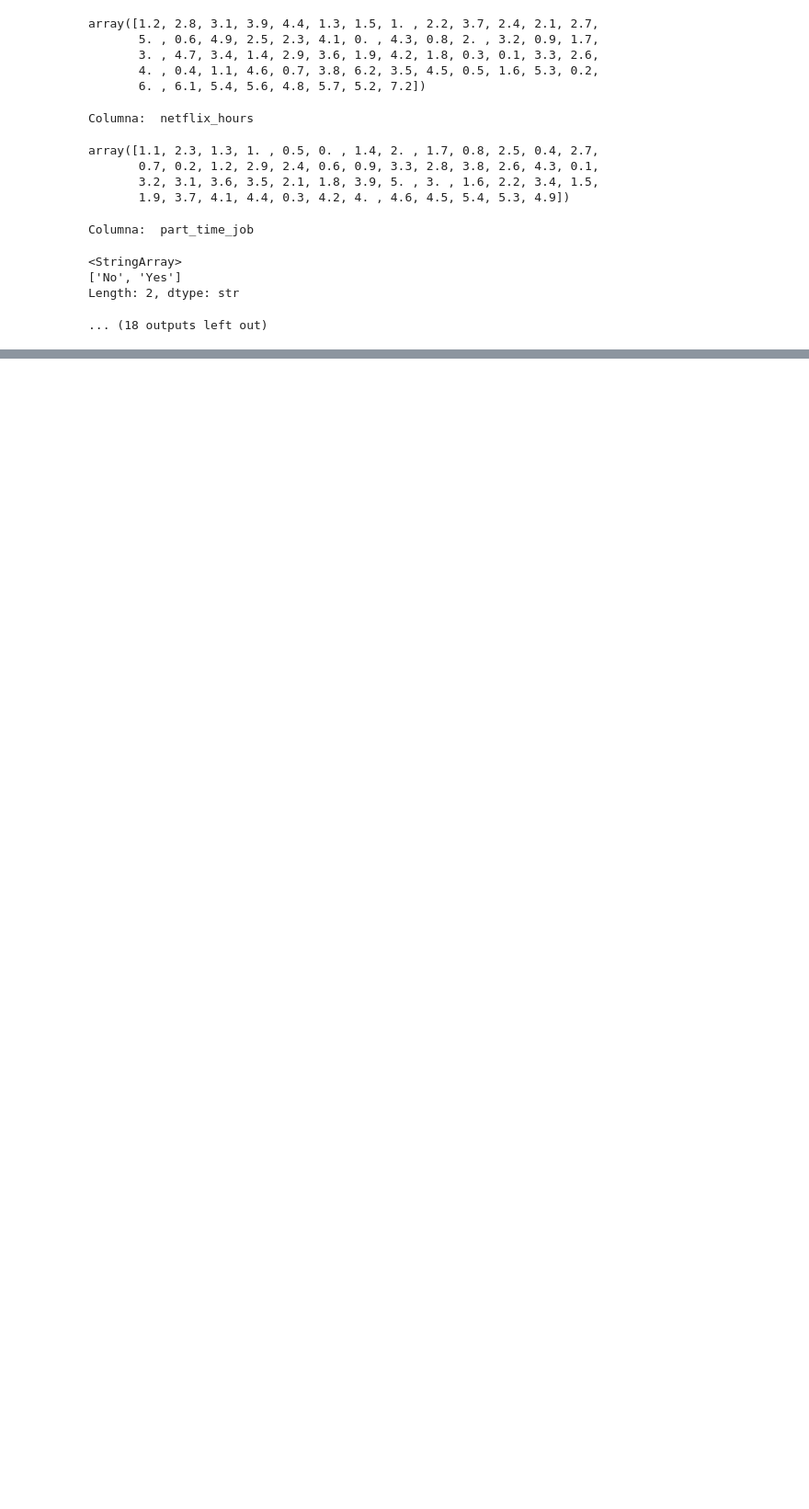
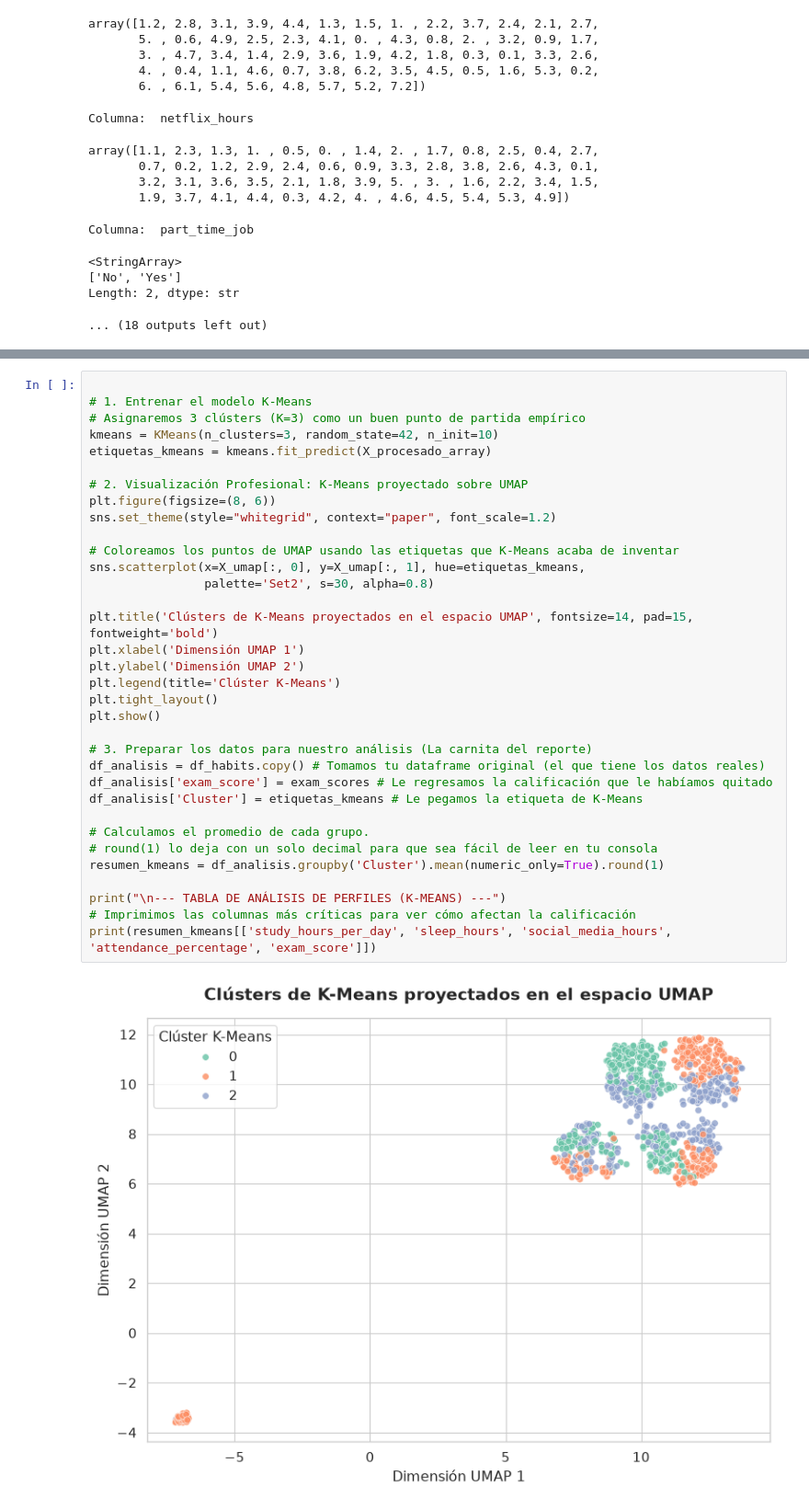
Before and after one commit to gapalfaro-cmyk/Proyecto-de-fin-de-modulo-6---Alfaro-Badillo-Cruz-Perez-Rupit, a Jupyter notebook: Modulo_VI_Equipo_15_Habits.ipynb, the cells around one changed output, grey strips where cells are left out. Shown at 92% size. Saved outputs shown, nothing was run; the diff lists cells and outputs as text; blank space fills up the shorter version.

```diff
--- a/Modulo_VI_Equipo_15_Habits.ipynb
+++ b/Modulo_VI_Equipo_15_Habits.ipynb
@@ -273,0 +374,36 @@ display(df_procesado.head())
+# %%
+
+# 1. Entrenar el modelo K-Means
+# Asignaremos 3 clústers (K=3) como un buen punto de partida empírico
+kmeans = KMeans(n_clusters=3, random_state=42, n_init=10)
+etiquetas_kmeans = kmeans.fit_predict(X_procesado_array)
+
+# 2. Visualización Profesional: K-Means proyectado sobre UMAP
+plt.figure(figsize=(8, 6))
+sns.set_theme(style="whitegrid", context="paper", font_scale=1.2)
+
+# Coloreamos los puntos de UMAP usando las etiquetas que K-Means acaba de inventar
+sns.scatterplot(x=X_umap[:, 0], y=X_umap[:, 1], hue=etiquetas_kmeans,
+                palette='Set2', s=30, alpha=0.8)
+
+plt.title('Clústers de K-Means proyectados en el espacio UMAP', fontsize=14, pad=15, fontweight='bold')
+plt.xlabel('Dimensión UMAP 1')
+plt.ylabel('Dimensión UMAP 2')
+plt.legend(title='Clúster K-Means')
+plt.tight_layout()
+plt.show()
+
+# 3. Preparar los datos para nuestro análisis (La carnita del reporte)
+df_analisis = df_habits.copy() # Tomamos tu dataframe original (el que tiene los datos reales)
+df_analisis['exam_score'] = exam_scores # Le regresamos la calificación que le habíamos quitado
+df_analisis['Cluster'] = etiquetas_kmeans # Le pegamos la etiqueta de K-Means
+
+# Calculamos el promedio de cada grupo.
+# round(1) lo deja con un solo decimal para que sea fácil de leer en tu consola
+resumen_kmeans = df_analisis.groupby('Cluster').mean(numeric_only=True).round(1)
+
+print("\n--- TABLA DE ANÁLISIS DE PERFILES (K-MEANS) ---")
+# Imprimimos las columnas más críticas para ver cómo afectan la calificación
+print(resumen_kmeans[['study_hours_per_day', 'sleep_hours', 'social_media_hours', 'attendance_percentage', 'exam_score']])
+# %% [output]
+[figure, added]
```
Also changed, not shown: parts of 17 cells of this notebook, 1 other file.
